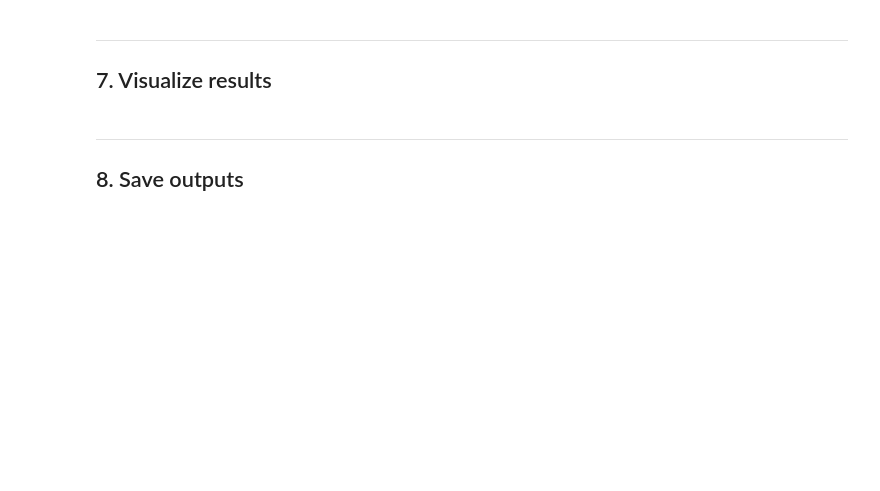
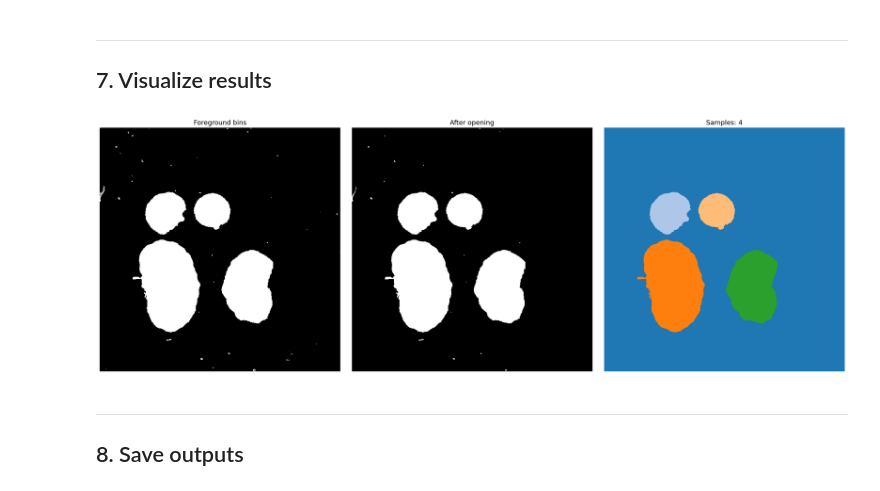
Before and after one commit to chiyf21/Visium_HD_Sample_Split, a Jupyter notebook: segment_ta.ipynb, the cells around one changed output. Cells and saved outputs as stored; diff of their text form; code cells hidden in the pictures; blank space fills up the shorter version.

```diff
--- a/segment_ta.ipynb
+++ b/segment_ta.ipynb
@@ -343,8 +330,8 @@ axes[0].imshow(fg_grid, cmap="gray", interpolation="nearest")
 axes[0].set_title("Foreground bins", fontsize=13)
 axes[0].axis("off")
 
-# Panel 2: label grid
-axes[1].imshow(opened_grid, cmap="gray", interpolation="nearest")
+# Panel 2: after opening
+axes[1].imshow(work, cmap="gray", interpolation="nearest")
 axes[1].set_title("After opening", fontsize=13)
 axes[1].axis("off")
 
@@ -354,33 +341,35 @@ axes[2].set_title(f"Samples: {n_samples}", fontsize=13)
 axes[2].axis("off")
 
 # Panel 4 (optional): H&E overlay
 if img is not None and OVERLAY_HE:
     x = adata.obs["pxl_col_in_hires"].values
     y = adata.obs["pxl_row_in_hires"].values
     in_sample = sample_id > 0
 
     margin = 80
     x1 = max(0, int(np.nanmin(x[in_sample])) - margin)
     x2 = min(img.shape[1], int(np.nanmax(x[in_sample])) + margin)
     y1 = max(0, int(np.nanmin(y[in_sample])) - margin)
     y2 = min(img.shape[0], int(np.nanmax(y[in_sample])) + margin)
 
     axes[3].imshow(img[y1:y2, x1:x2])
 
     idx = np.where(in_sample)[0]
     if len(idx) > 100_000:
         idx = np.random.default_rng(0).choice(idx, size=100_000, replace=False)
 
     for i, sid in enumerate(sorted(set(sample_id[in_sample]))):
         if sid <= 0: continue
         m = idx[sample_id[idx] == sid]
         axes[3].scatter(x[m] - x1, y[m] - y1, s=1,
                        color=cmap((i) % 20), alpha=0.55, rasterized=True)
     axes[3].set_title("Spots on H&E", fontsize=13)
     axes[3].axis("off")
 
 plt.tight_layout()
 plt.show()
+# %% [output]
+[figure, added]
 # %% [markdown]
 ---
 ## 8. Save outputs
```
Also changed, not shown: parts of 7 cells of this notebook, 1 other file.
